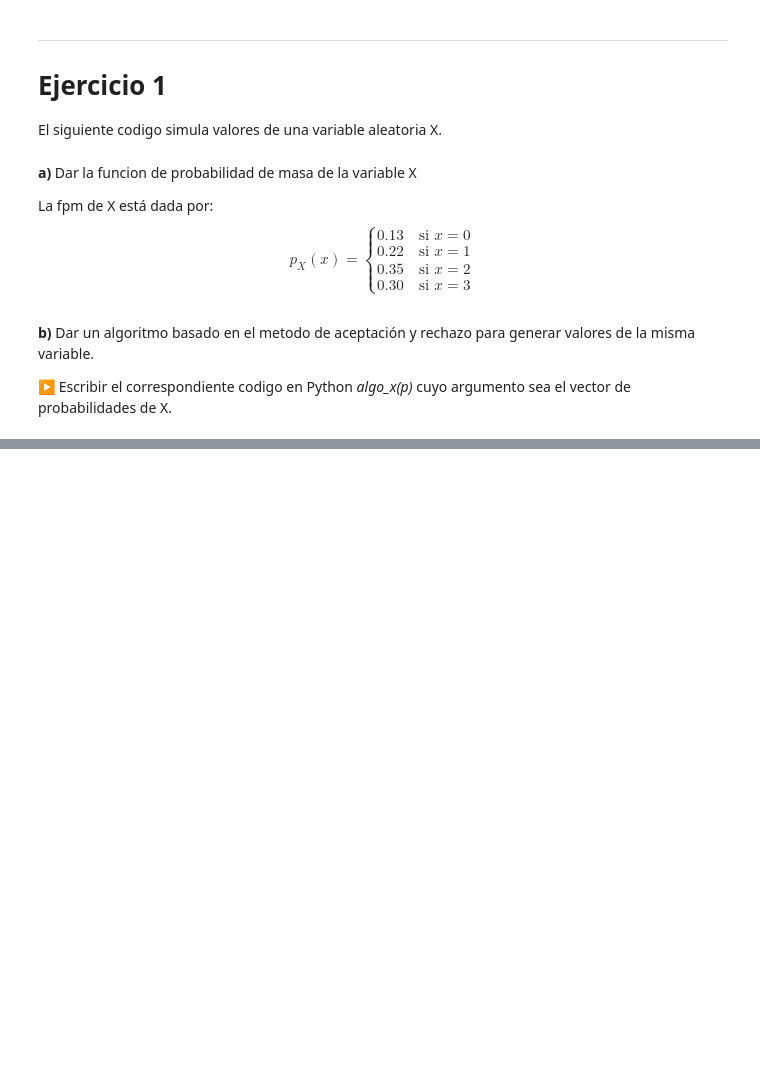
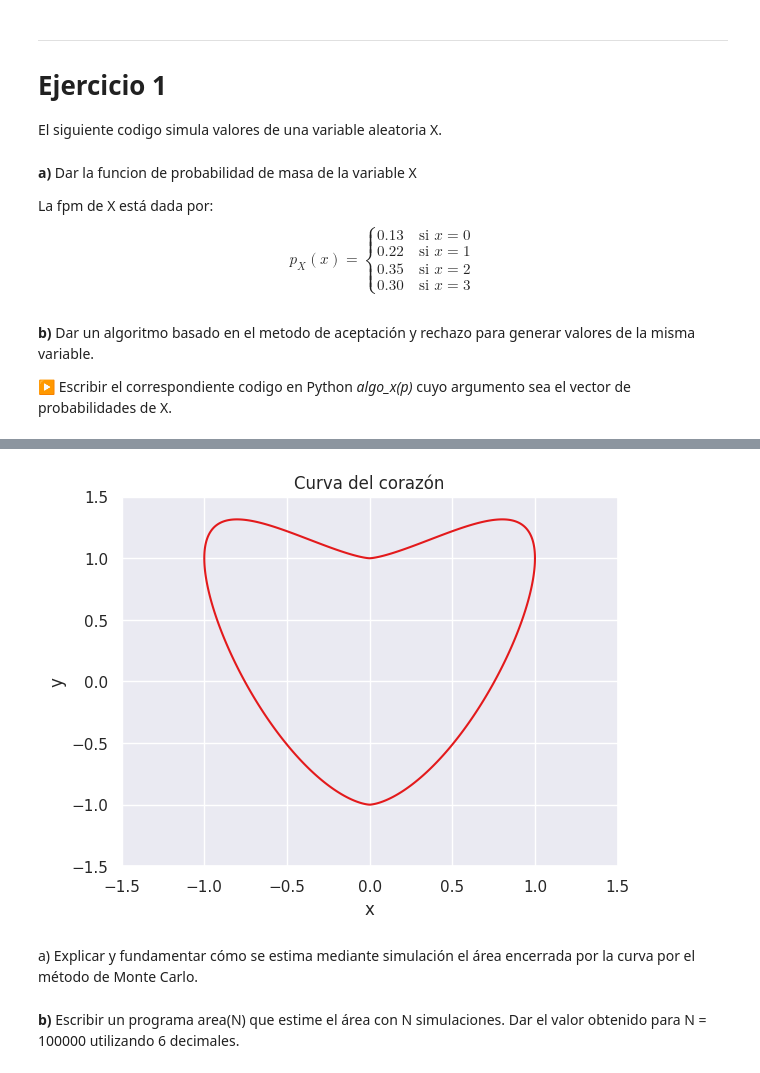
Before and after one commit to alvaro-mediina/modelos-y-simulacion-2025, a Jupyter notebook: tp5-var-aleatorias-continuas/Parcial-2024.ipynb, the cells around one changed output, grey strips where cells are left out. Drawn from its saved outputs; the diff is of its cells as text; code cells hidden in the pictures; blank space fills up the shorter version.

```diff
--- a/tp5-var-aleatorias-continuas/Parcial-2024.ipynb
+++ b/tp5-var-aleatorias-continuas/Parcial-2024.ipynb
@@ -98,0 +267,24 @@ plt.show()
+# %%
+x_vals = np.linspace(-1.5, 1.5, 1000)
+y_vals = np.linspace(-1.5, 1.5, 1000)
+
+X, Y = np.meshgrid(x_vals, y_vals)
+
+
+Z = X**2 + (Y - np.abs(X)**(3/2))**2
+
+
+plt.contour(X, Y, Z, levels=[1], colors=pallete[5])
+plt.title("Curva del corazón")
+plt.xlabel("x")
+plt.ylabel("y")
+plt.xlim(-1.5, 1.5)
+plt.ylim(-1.5, 1.5)
+plt.show()
+# %% [output]
+[figure, added]
+# %% [markdown]
+a) Explicar y fundamentar cómo se estima mediante simulación el área encerrada por la curva por el método de Monte Carlo.
+# %% [markdown]
+**b)** Escribir un programa area(N) que estime el área con N simulaciones. Dar el valor obtenido para
+N = 100000 utilizando 6 decimales.
```
Also changed, not shown: parts of 20 cells of this notebook.
